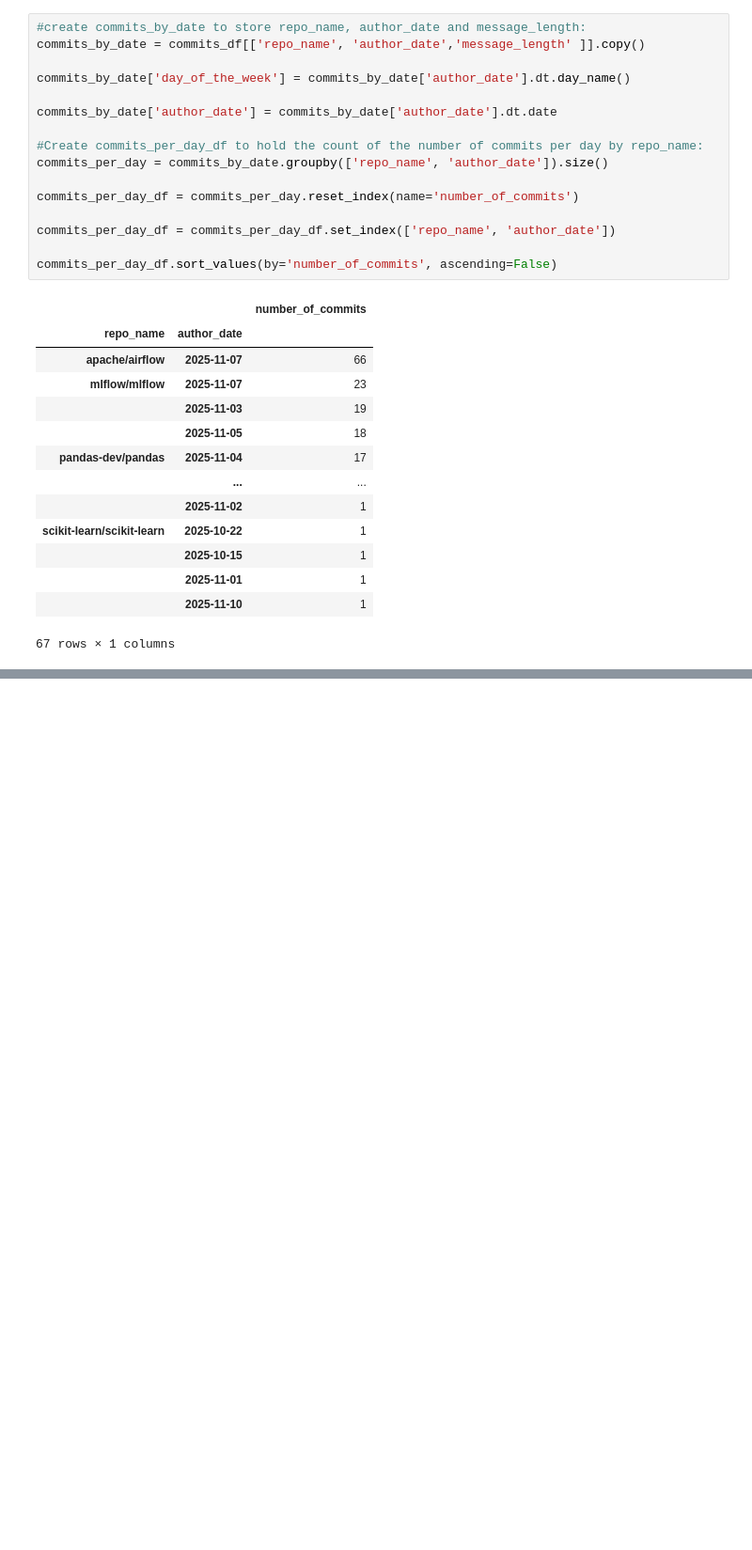
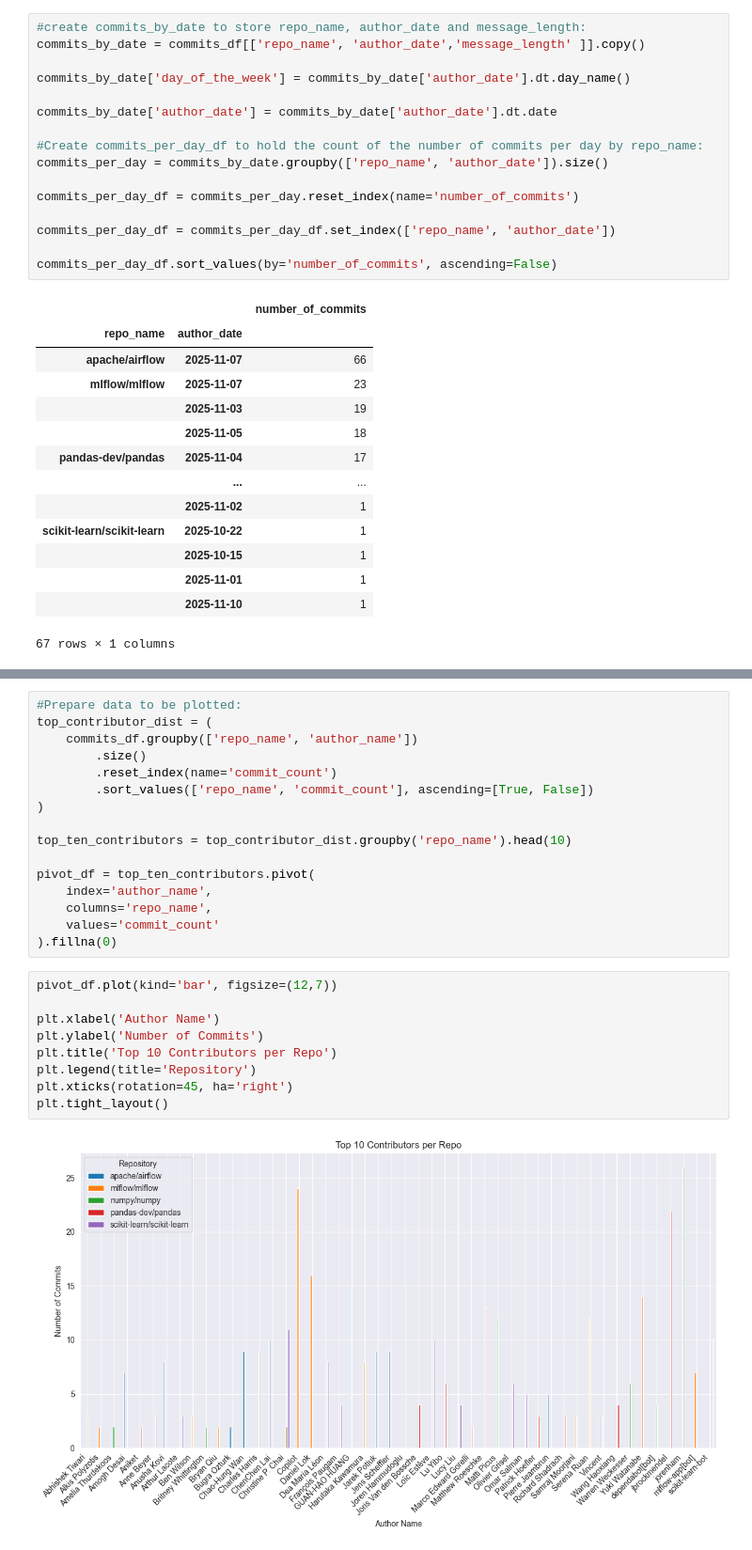
Before and after one commit to KevinOcran/openSourceHealthAnalysis, a Jupyter notebook: notebooks/analysis.ipynb, the cells around one changed output, grey strips where cells are left out. Shown: that part at 94% size. Cells and saved outputs as stored; diff of their text form; blank space fills up the shorter version.

```diff
--- a/notebooks/analysis.ipynb
+++ b/notebooks/analysis.ipynb
@@ -278,0 +454,27 @@ commits_per_day_df.sort_values(by='number_of_commits', ascending=False)
+# %%
+#Prepare data to be plotted:
+top_contributor_dist = (
+    commits_df.groupby(['repo_name', 'author_name'])
+        .size()
+        .reset_index(name='commit_count')
+        .sort_values(['repo_name', 'commit_count'], ascending=[True, False])
+)
+
+top_ten_contributors = top_contributor_dist.groupby('repo_name').head(10)
+
+pivot_df = top_ten_contributors.pivot(
+    index='author_name',
+    columns='repo_name',
+    values='commit_count'
+).fillna(0)
+# %%
+pivot_df.plot(kind='bar', figsize=(12,7))
+
+plt.xlabel('Author Name')
+plt.ylabel('Number of Commits')
+plt.title('Top 10 Contributors per Repo')
+plt.legend(title='Repository')
+plt.xticks(rotation=45, ha='right')
+plt.tight_layout()
+# %% [output]
+[figure, added]
```
Also changed, not shown: parts of 18 cells of this notebook.
